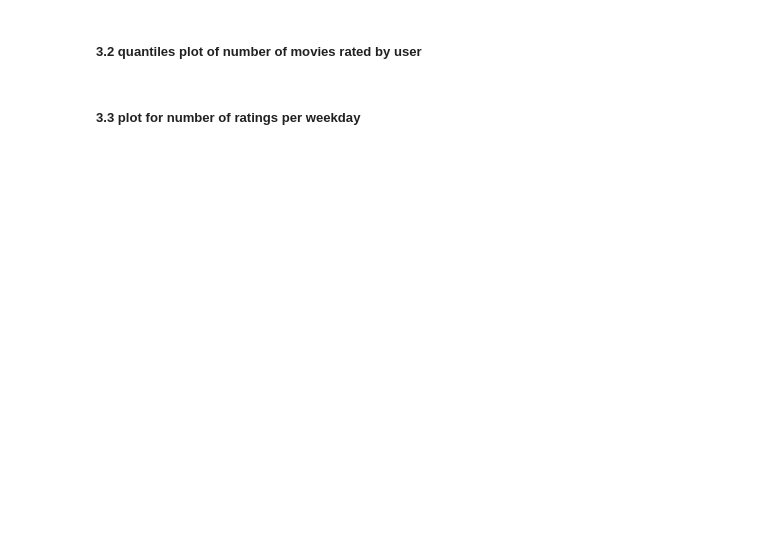
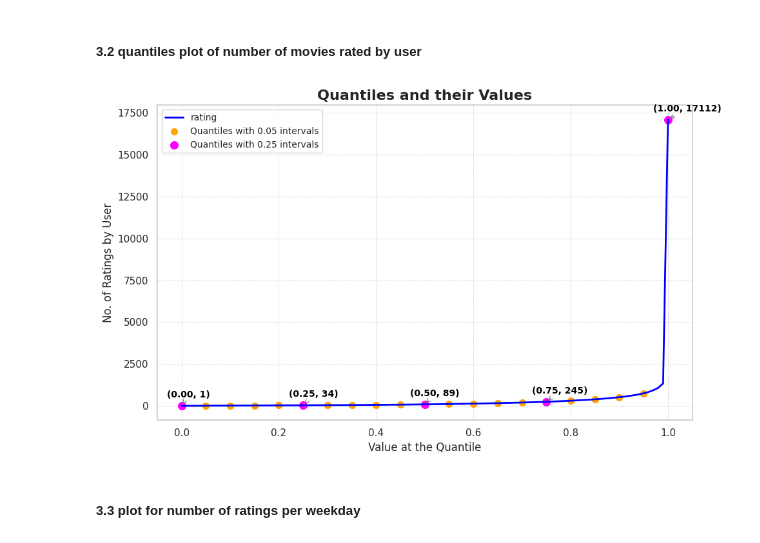
Before and after one commit to Tarandeep97/NetflixRecSys, a Jupyter notebook: NetflixRecSys.ipynb, the cells around one changed output. Cells and saved outputs as stored; diff of their text form; code cells hidden in the pictures; blank space fills up the shorter version.

```diff
--- a/NetflixRecSys.ipynb
+++ b/NetflixRecSys.ipynb
@@ -61,8 +49,8 @@ if not os.path.isfile('data.csv'):
     data = open('data.csv', mode='w')
 
     row = list()
-    files=['combined_data_1.txt','combined_data_2.txt',
-           'combined_data_3.txt', 'combined_data_4.txt']
+    files=['data/combined_data_1.txt','data/combined_data_2.txt',
+           'data/combined_data_3.txt', 'data/combined_data_4.txt']
     for file in files:
         print("Reading ratings from {}...".format(file))
         with open(file) as f:
@@ -208,19 +204,32 @@ plt.show()
 quantiles = no_of_rated_movies_per_user.quantile(np.arange(0,1.01,0.01), interpolation='higher')
 # %%
-plt.title("Quantiles and their Values")
-quantiles.plot()
-plt.scatter(x=quantiles.index[::5], y=quantiles.values[::5], c='orange', label="quantiles with 0.05 intervals")
-plt.scatter(x=quantiles.index[::25], y=quantiles.values[::25], c='m', label = "quantiles with 0.25 intervals")
-plt.ylabel('No of ratings by user')
-plt.xlabel('Value at the quantile')
-plt.legend(loc='best')
+sns.set(style="whitegrid")
 
-for x,y in zip(quantiles.index[::25], quantiles[::25]):
-    plt.annotate(text="({} , {})".format(x,y), xy=(x,y), xytext=(x-0.05, y+500)
-                ,fontweight='bold')
+plt.figure(figsize=(10, 6))
+plt.title("Quantiles and their Values", fontsize=16, fontweight='bold')
 
 
+quantiles.plot(color='blue', linewidth=2)
+
+plt.scatter(x=quantiles.index[::5], y=quantiles.values[::5], c='orange', label="Quantiles with 0.05 intervals", s=50)
+plt.scatter(x=quantiles.index[::25], y=quantiles.values[::25], c='magenta', label="Quantiles with 0.25 intervals", s=70)
+
+
+plt.ylabel('No. of Ratings by User', fontsize=12)
+plt.xlabel('Value at the Quantile', fontsize=12)
+plt.legend(loc='best', fontsize=10)
+
+for x, y in zip(quantiles.index[::25], quantiles[::25]):
+    plt.annotate(text=f"({x:.2f}, {y})", xy=(x, y), xytext=(x-0.03, y+500),
+                 textcoords='data', arrowprops=dict(arrowstyle="->", color='gray'),
+                 fontsize=10, fontweight='bold', color='black')
+
+plt.grid(True, linestyle='--', linewidth=0.7, alpha=0.7)
+
+plt.tight_layout()
 plt.show()
+# %% [output]
+[figure, added]
 # %% [markdown]
 ##### 3.3 plot for number of ratings per weekday
 # %%
```
Also changed, not shown: parts of 27 cells of this notebook.
